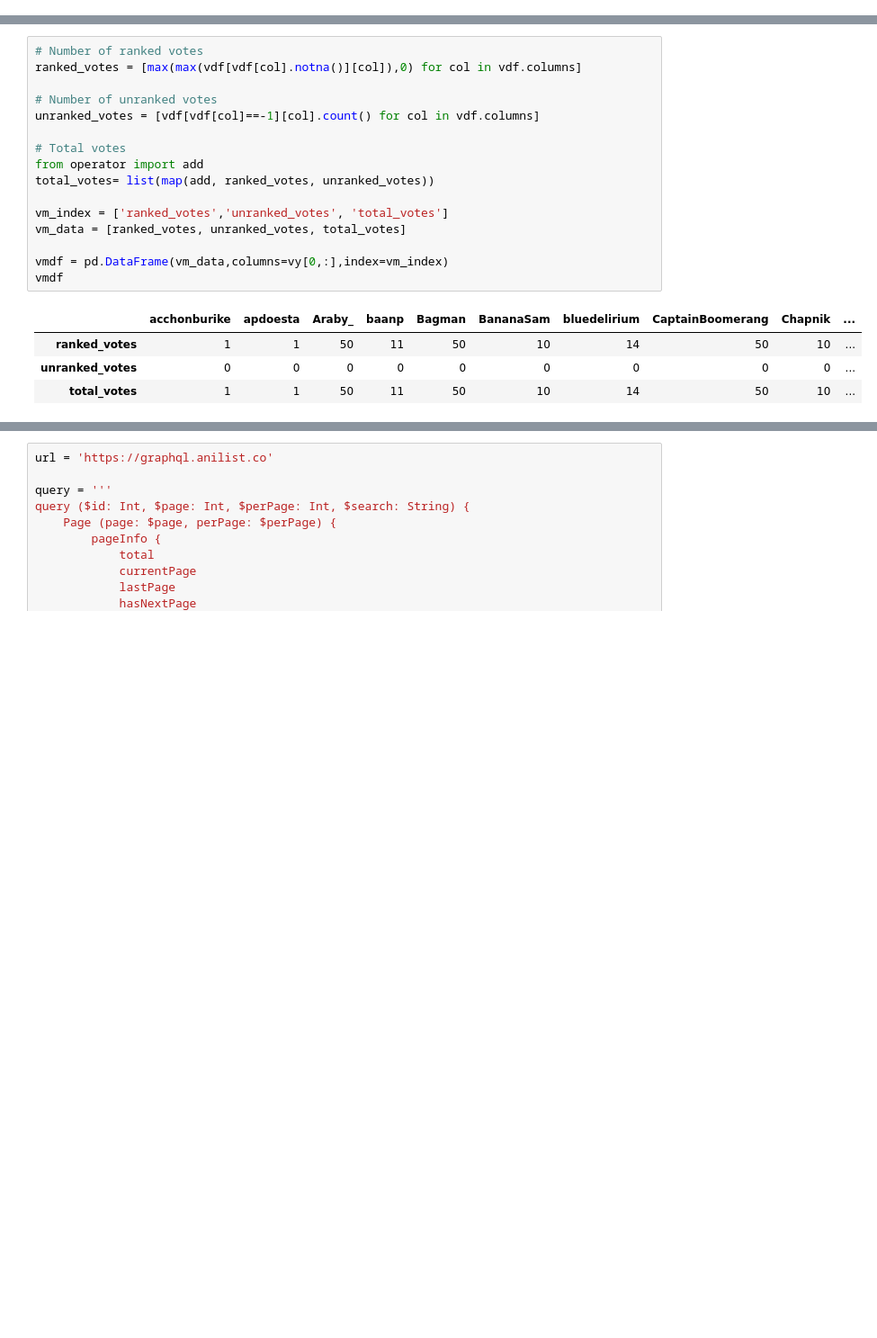
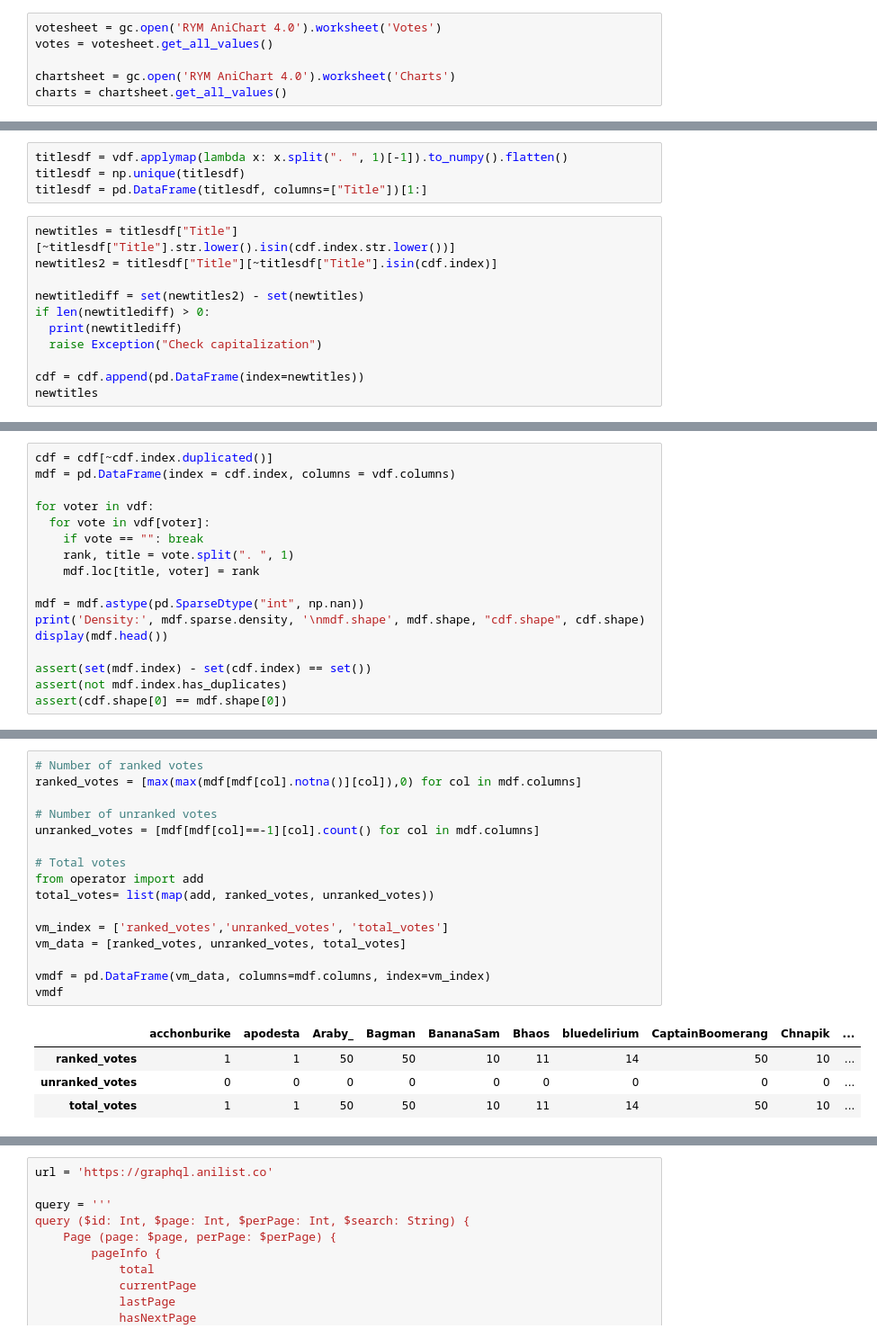
Before and after one commit to YasashiiDia/AniChart, a Jupyter notebook: AniChartPrep.ipynb, the cells around one changed output, grey strips where cells are left out. Shown at 90% size. Drawn from its saved outputs; the diff is of its cells as text; blank space fills up the shorter version.

```diff
--- a/AniChartPrep.ipynb
+++ b/AniChartPrep.ipynb
@@ -76,0 +25,6 @@ Density: 0.049828832255610495
+# %%
+votesheet = gc.open('RYM AniChart 4.0').worksheet('Votes')
+votes = votesheet.get_all_values()
+
+chartsheet = gc.open('RYM AniChart 4.0').worksheet('Charts')
+charts = chartsheet.get_all_values()
@@ -76,0 +55,15 @@ Density: 0.049828832255610495
+# %%
+titlesdf = vdf.applymap(lambda x: x.split(". ", 1)[-1]).to_numpy().flatten()
+titlesdf = np.unique(titlesdf)
+titlesdf = pd.DataFrame(titlesdf, columns=["Title"])[1:]
+# %%
+newtitles = titlesdf["Title"][~titlesdf["Title"].str.lower().isin(cdf.index.str.lower())]
+newtitles2 = titlesdf["Title"][~titlesdf["Title"].isin(cdf.index)]
+
+newtitlediff = set(newtitles2) - set(newtitles)
+if len(newtitlediff) > 0:
+  print(newtitlediff)
+  raise Exception("Check capitalization")
+
+cdf = cdf.append(pd.DataFrame(index=newtitles))
+newtitles
@@ -76,0 +77,17 @@ Density: 0.049828832255610495
+# %%
+cdf = cdf[~cdf.index.duplicated()]
+mdf = pd.DataFrame(index = cdf.index, columns = vdf.columns)
+
+for voter in vdf:
+  for vote in vdf[voter]:
+    if vote == "": break
+    rank, title = vote.split(". ", 1)
+    mdf.loc[title, voter] = rank
+
+mdf = mdf.astype(pd.SparseDtype("int", np.nan))
+print('Density:', mdf.sparse.density, '\nmdf.shape', mdf.shape, "cdf.shape", cdf.shape)
+display(mdf.head())
+
+assert(set(mdf.index) - set(cdf.index) == set())
+assert(not mdf.index.has_duplicates)
+assert(cdf.shape[0] == mdf.shape[0])
@@ -79,21 +106,21 @@ Density: 0.049828832255610495
 # %%
 # Number of ranked votes
-ranked_votes = [max(max(vdf[vdf[col].notna()][col]),0) for col in vdf.columns]
+ranked_votes = [max(max(mdf[mdf[col].notna()][col]),0) for col in mdf.columns]
 
 # Number of unranked votes
-unranked_votes = [vdf[vdf[col]==-1][col].count() for col in vdf.columns]
+unranked_votes = [mdf[mdf[col]==-1][col].count() for col in mdf.columns]
 
 # Total votes
 from operator import add
 total_votes= list(map(add, ranked_votes, unranked_votes))
 
 vm_index = ['ranked_votes','unranked_votes', 'total_votes']
 vm_data = [ranked_votes, unranked_votes, total_votes]
 
-vmdf = pd.DataFrame(vm_data,columns=vy[0,:],index=vm_index)
+vmdf = pd.DataFrame(vm_data, columns=mdf.columns, index=vm_index)
 vmdf
 # %% [output]
-|  | acchonburike | apdoesta | Araby_ | baanp | Bagman | BananaSam | bluedelirium | CaptainBoomerang | Chapnik | ... |
-| ranked_votes | 1 | 1 | 50 | 11 | 50 | 10 | 14 | 50 | 10 | ... |
+|  | acchonburike | apodesta | Araby_ | Bagman | BananaSam | Bhaos | bluedelirium | CaptainBoomerang | Chnapik | ... |
+| ranked_votes | 1 | 1 | 50 | 50 | 10 | 11 | 14 | 50 | 10 | ... |
 | unranked_votes | 0 | 0 | 0 | 0 | 0 | 0 | 0 | 0 | 0 | ... |
-| total_votes | 1 | 1 | 50 | 11 | 50 | 10 | 14 | 50 | 10 | ... |
+| total_votes | 1 | 1 | 50 | 50 | 10 | 11 | 14 | 50 | 10 | ... |
```
Also changed, not shown: parts of 30 cells of this notebook, 3 other files.
